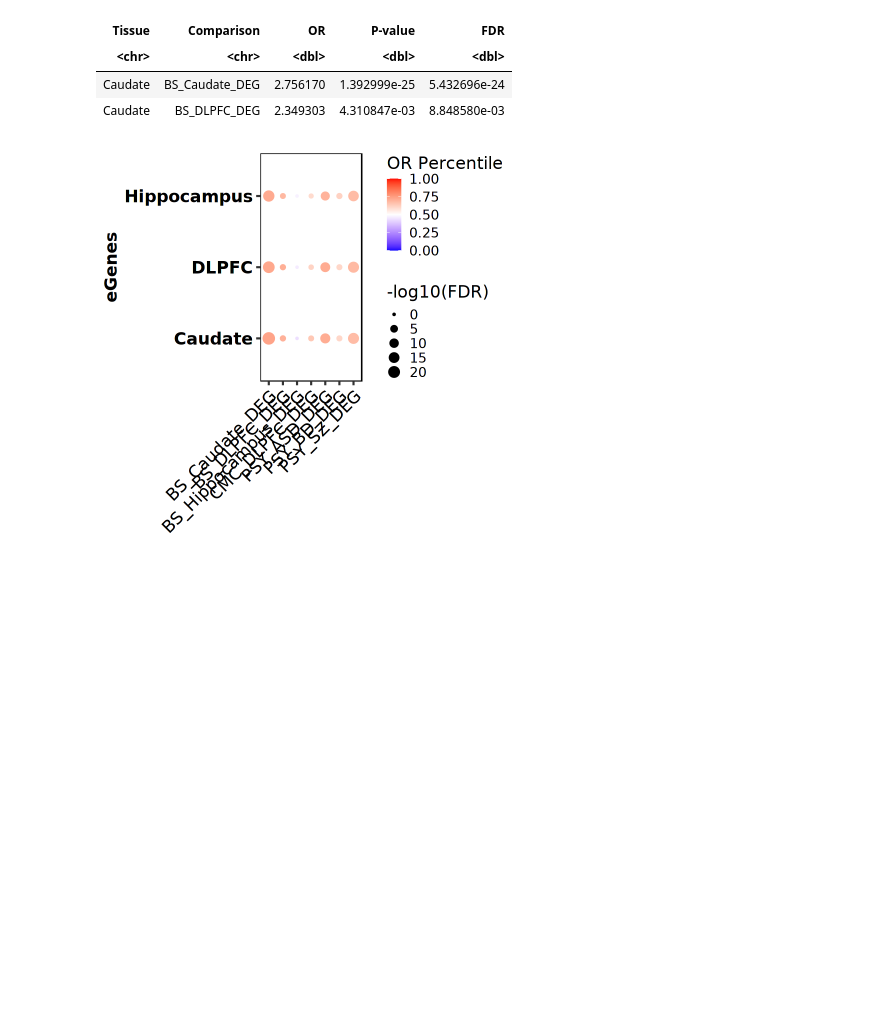
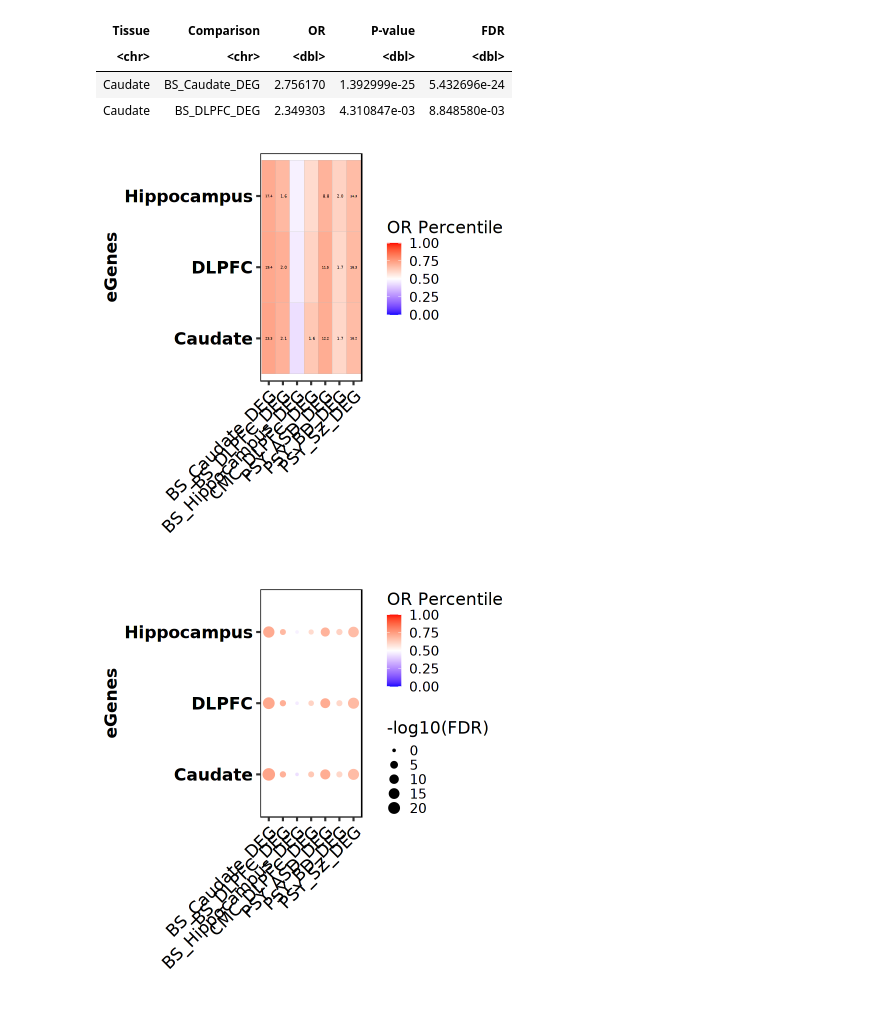
Before and after one commit to LieberInstitute/sex_differences_sz, a Jupyter notebook: eqtl_analysis/interaction_analysis/mashr/enrichment_analysis/heatmap/_m/main.ipynb, the cells around one changed output. Cells and saved outputs as stored; diff of their text form; code cells hidden in the pictures; blank space fills up the shorter version.

Commit message:
adding tile plots

```diff
--- a/eqtl_analysis/interaction_analysis/mashr/enrichment_analysis/heatmap/_m/main.ipynb
+++ b/eqtl_analysis/interaction_analysis/mashr/enrichment_analysis/heatmap/_m/main.ipynb
@@ -31,6 +31,31 @@ A data.table: 2 × 5
 | <chr> | <chr> | <dbl> | <dbl> | <dbl> |
 | Caudate | BS_Caudate_DEG | 2.756170 | 1.392999e-25 | 5.432696e-24 |
 | Caudate | BS_DLPFC_DEG | 2.349303 | 4.310847e-03 | 8.848580e-03 |
+# %%
+tile_plot <- dt %>% filter(str_detect(Comparison, "DEG")) %>%
+    mutate(`-log10(FDR)`= -log10(FDR),
+           `OR Percentile`= OR / (1+OR),
+           p.fdr.sig=FDR < 0.05,
+           p.fdr.cat=cut(FDR,
+                         breaks=c(1,0.05,0.01,0.005,0),
+                         labels=c("<= 0.005","<= 0.01","<= 0.05","> 0.05"),
+                         include.lowest=TRUE)) %>%
+    ggplot(aes(x = Comparison, y = Tissue, fill = `OR Percentile`,
+               label = ifelse(p.fdr.sig,
+                              format(round(`-log10(FDR)`,1), nsmall=1), ""))) +
+    ylab('eGenes') + xlab('') +
+    geom_tile(color = "grey") + ggfittext::geom_fit_text(contrast = TRUE) +
+    scale_fill_gradient2(midpoint = 0.5, low = "blue", mid = "white",
+                          high = "red", space = "Lab", limits=c(0,1)) +
+    ggpubr::theme_pubr(base_size = 20, border=TRUE) +
+    theme(axis.text.x = element_text(angle = 45, hjust=1),
+          legend.position="right",
+          axis.title=element_text(face="bold"),
+          axis.text.y=element_text(face="bold"))
+save_plot(tile_plot, "tileplot_enrichment_deg", 9, 6)
+tile_plot
+# %% [output]
+[figure, added]
 # %%
 dotplot <- dt %>% filter(str_detect(Comparison, "DEG")) %>%
     mutate(`-log10(FDR)` = -log10(FDR), `OR Percentile` = OR / (1+OR)) %>%
```
Also changed, not shown: parts of 2 cells of this notebook, 11 other files.
